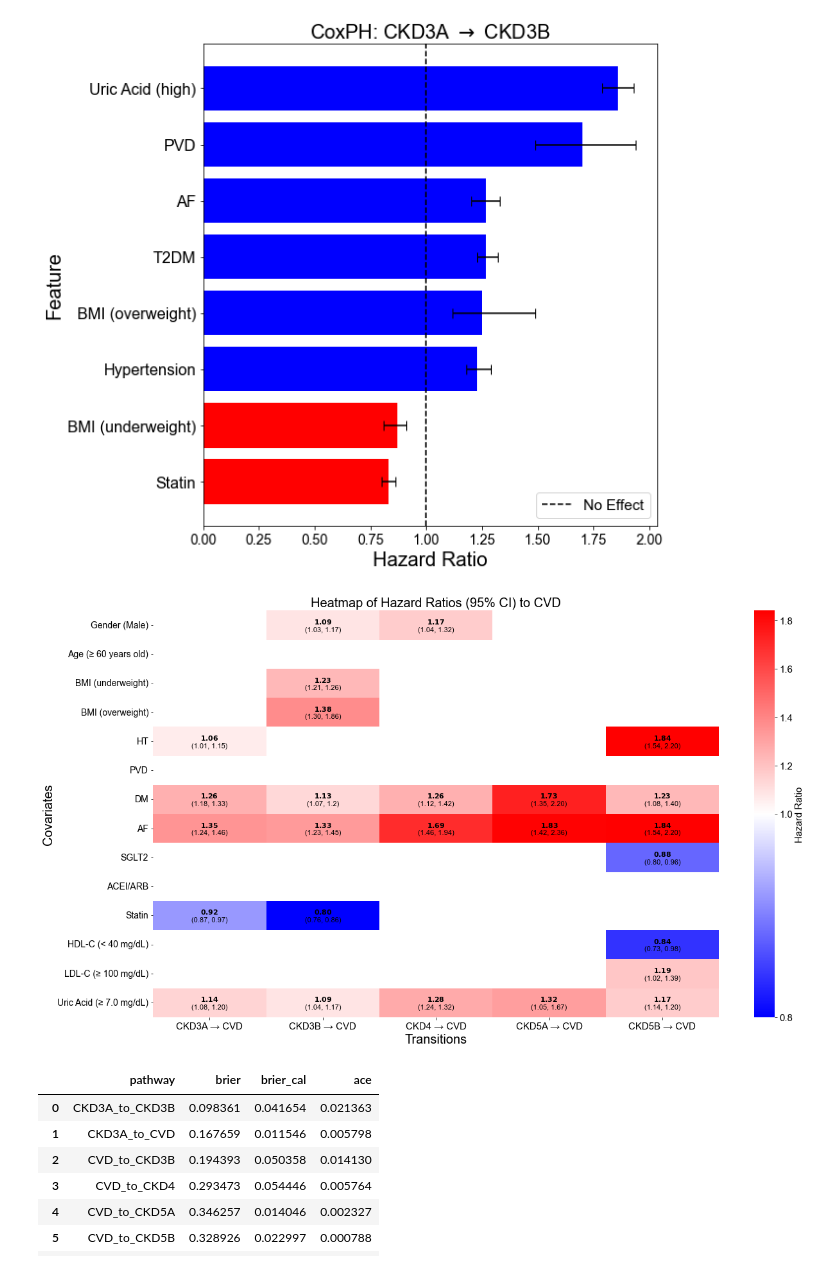
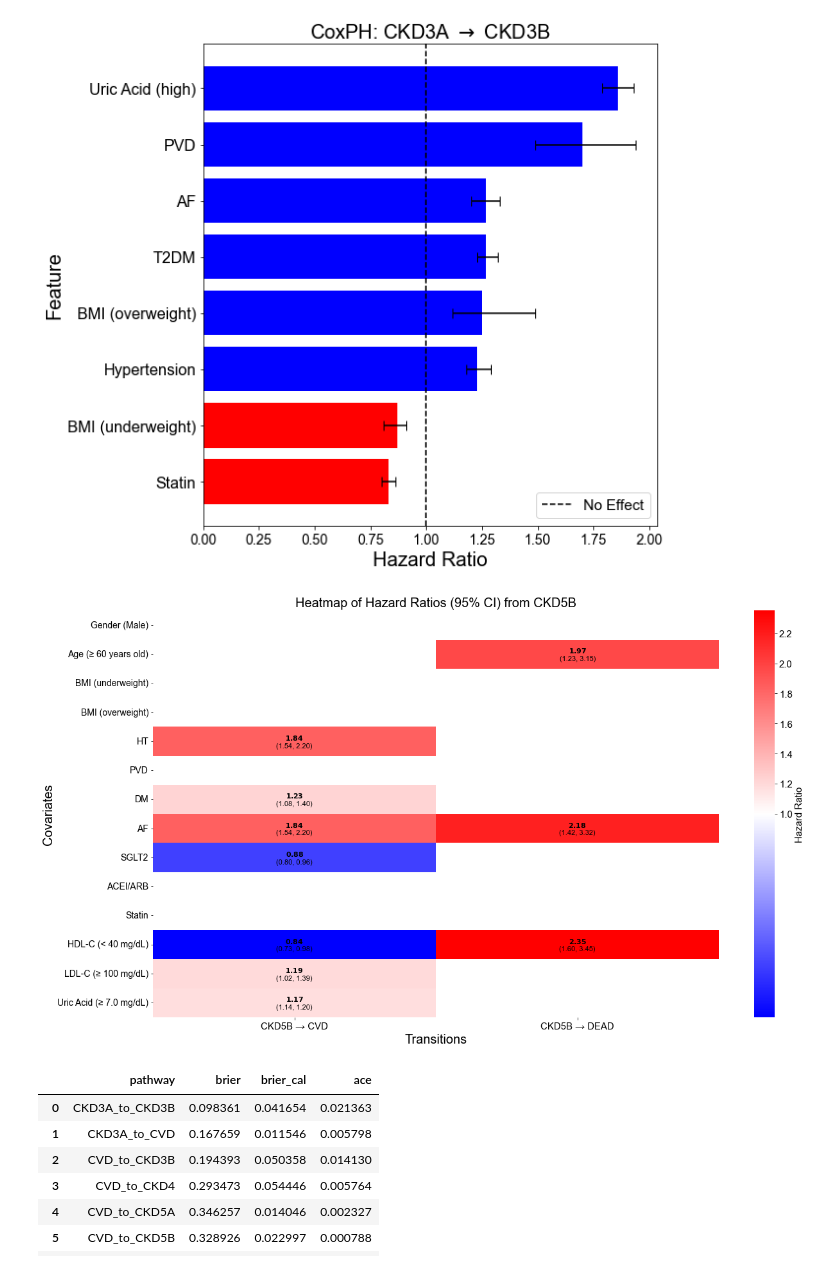
Before and after one commit to rrwabina/CKD-Multi-State, a Jupyter notebook: baseline/17_explainable.ipynb, the cells around one changed output. Drawn from its saved outputs; the diff is of its cells as text; code cells hidden in the pictures.

```diff
--- a/baseline/17_explainable.ipynb
+++ b/baseline/17_explainable.ipynb
@@ -397,7 +383,7 @@ import re
 
 plt.rcParams['font.family'] = 'Arial'
 
-sheet_name = 'to_CVD'
+sheet_name = 'from_CKD5B'
 main_results = pd.read_excel(resu_path + 'multivariate\\main_results_21December2024.xlsx', sheet_name = sheet_name)
 
 transition_columns = main_results.columns.tolist()[2:]
@@ -430,34 +416,34 @@ custom_cmap = mcolors.LinearSegmentedColormap.from_list(
         (1, 'red')])
 
 norm = mcolors.TwoSlopeNorm(vmin = main_results[transition_columns].min().min(),
                             vcenter = 1,
                             vmax = main_results[transition_columns].max().max())
 
 plt.figure(figsize = (18, 10))
 heatmap = sns.heatmap(main_results[transition_columns],
                       annot = annotations.values,
                       fmt = '',
                       cmap = custom_cmap,
                       norm = norm,
                       linewidths = 0,
                       linecolor = 'black',
                       cbar_kws = {'label': 'Hazard Ratio'},
                       annot_kws = {'color': 'black', 'va': 'center', 'ha': 'center', 'fontsize': 11, 'fontname': 'Arial'})
 
 colorbar = heatmap.collections[0].colorbar
 colorbar.set_label('Hazard Ratio', fontsize = 15, fontname = 'Arial')
 
 colorbar.ax.tick_params(labelsize = 15)
 
 plt.xticks(fontsize = 15, color = 'black', fontname = 'Arial')
 plt.yticks(fontsize = 14, color = 'black', fontname = 'Arial')
 plt.ylabel('Covariates',  fontsize = 20, color = 'black', fontname = 'Arial')
 plt.xlabel('Transitions', fontsize = 20, color = 'black', fontname = 'Arial')
 plt.title(f'Heatmap of Hazard Ratios (95% CI) {sheet_name.split("_")[0]} {sheet_name.split("_")[1]}', fontsize = 20, color = 'black', fontname = 'Arial')
 plt.tight_layout()
 plt.show()
 # %% [output]
-[figure, old version]
+[figure, new version]
 # %%
 main_results = pd.read_csv(resu_path + 'modeling/randomsurvivalforest/rsf_results_log_04December2024.csv')
 main_results = main_results[['pathway', 'brier', 'brier_cal', 'ace']]
```
Also changed, not shown: parts of 1 cell of this notebook, 5 other files.
